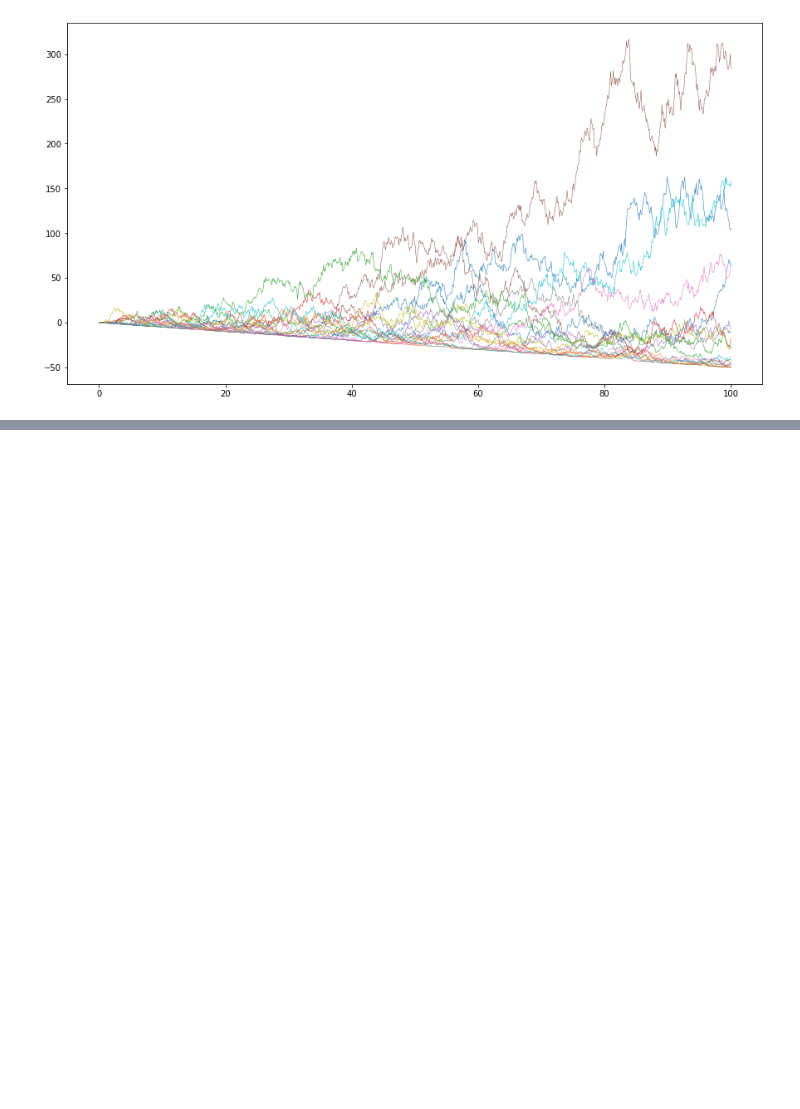
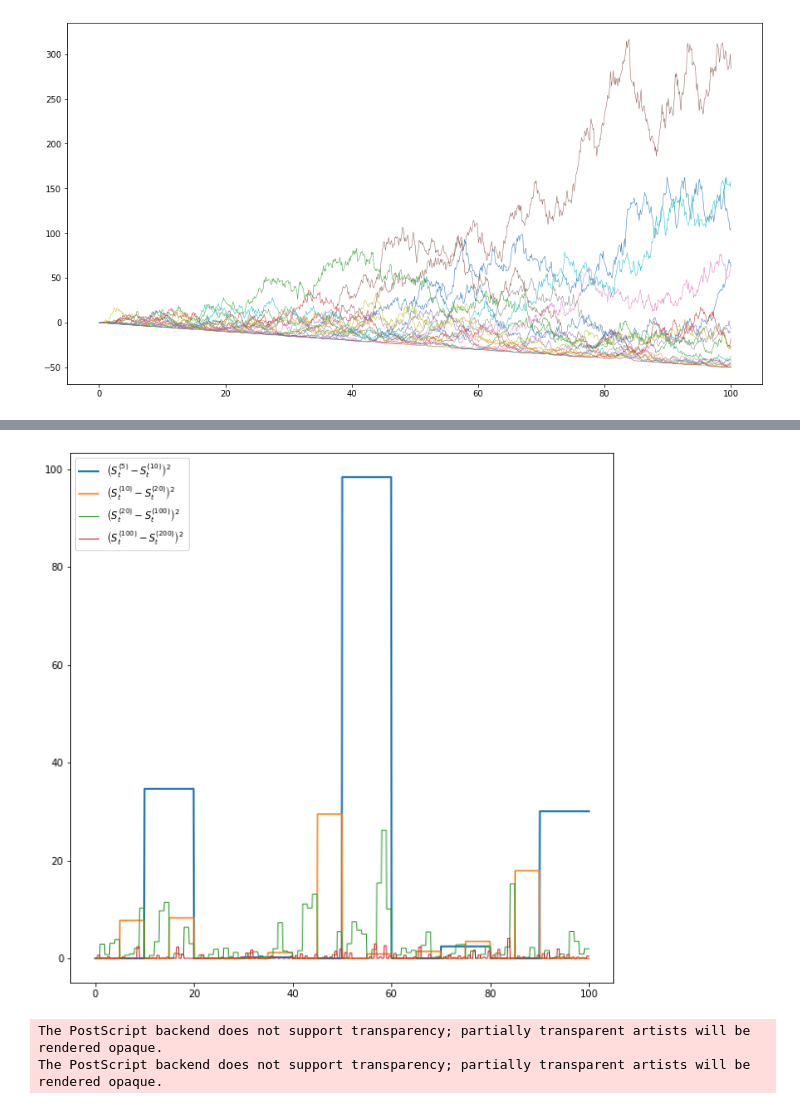
Before and after one commit to sijichun/MathStatsCode, a Jupyter notebook: notebook_python/Stochastic_integral.ipynb, the cells around one changed output, grey strips where cells are left out. Drawn from its saved outputs; the diff is of its cells as text; code cells hidden in the pictures; blank space fills up the shorter version.

```diff
--- a/notebook_python/Stochastic_integral.ipynb
+++ b/notebook_python/Stochastic_integral.ipynb
@@ -58,0 +100,14 @@ plt.show() ## 画图
+# %%
+plt.rcParams['figure.figsize'] = (10.0, 10.0)
+fig=plt.figure()
+plt.plot(t,(S1-S2)**2, linewidth=2, label=r'$\left(S_{t}^{(5)}-S_{t}^{(10)}\right)^2$')
+plt.plot(t,(S2-S3)**2, linewidth=1.5, label=r'$\left(S_{t}^{(10)}-S_{t}^{(20)}\right)^2$')
+plt.plot(t,(S3-S4)**2, linewidth=1, label=r'$\left(S_{t}^{(20)}-S_{t}^{(100)}\right)^2$')
+plt.plot(t,(S4-S5)**2, linewidth=1, label=r'$\left(S_{t}^{(100)}-S_{t}^{(200)}\right)^2$')
+plt.legend(loc='upper left', frameon=True)
+plt.show() ## 画图
+fig.savefig("sto_delta_simple_process.eps")
+# %% [output]
+[figure, added]
+The PostScript backend does not support transparency; partially transparent artists will be rendered opaque.
+The PostScript backend does not support transparency; partially transparent artists will be rendered opaque.
```
Also changed, not shown: parts of 2 cells of this notebook.
